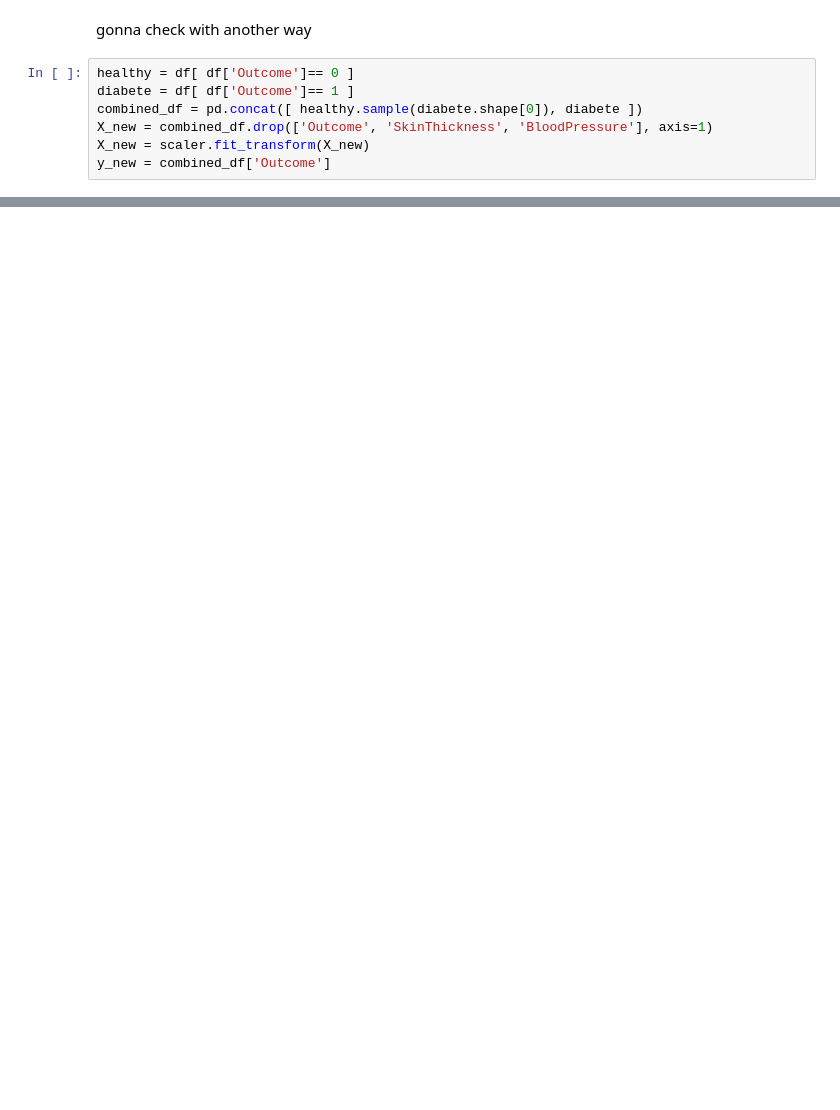
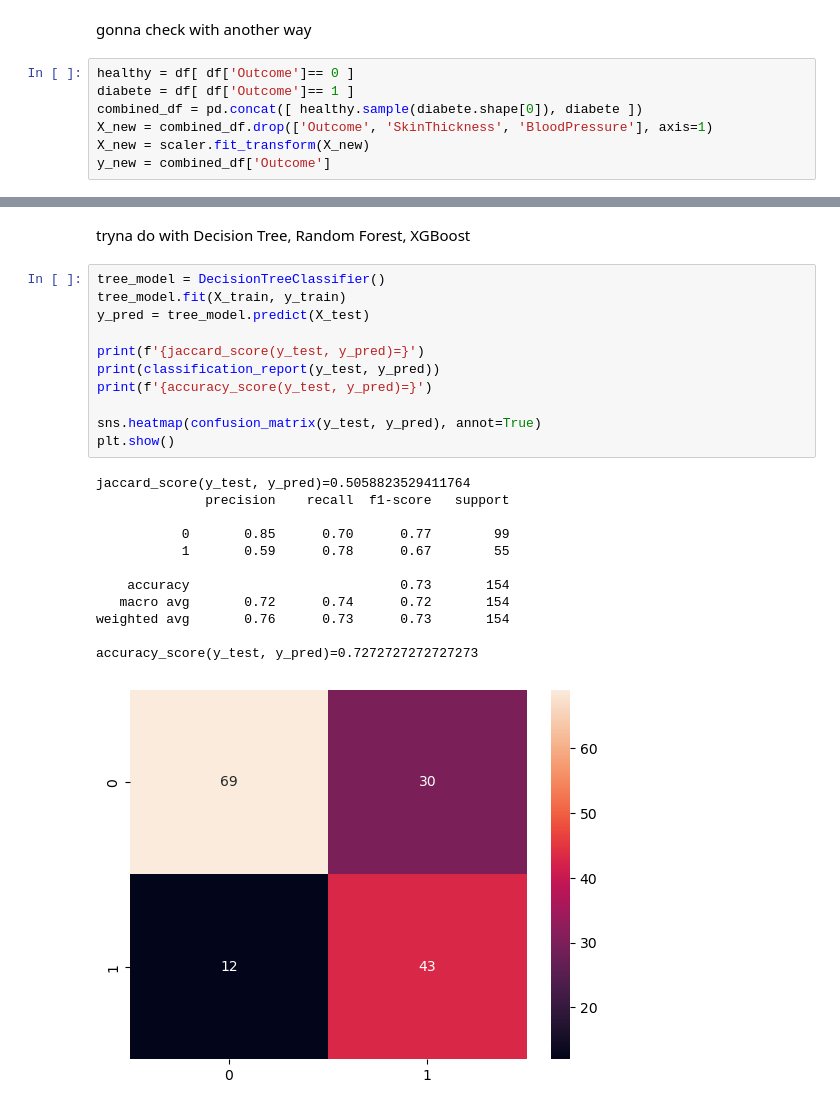
Before and after one commit to abduraaahim/diabetes-diagnosis, a Jupyter notebook: diabetes_diagnosis.ipynb, the cells around one changed output, grey strips where cells are left out. Drawn from its saved outputs; the diff is of its cells as text; blank space fills up the shorter version.

```diff
--- a/diabetes_diagnosis.ipynb
+++ b/diabetes_diagnosis.ipynb
@@ -185,0 +172,26 @@ plt.show()
+# %% [markdown]
+tryna do with Decision Tree, Random Forest, XGBoost
+# %%
+tree_model = DecisionTreeClassifier()
+tree_model.fit(X_train, y_train)
+y_pred = tree_model.predict(X_test)
+
+print(f'{jaccard_score(y_test, y_pred)=}')
+print(classification_report(y_test, y_pred))
+print(f'{accuracy_score(y_test, y_pred)=}')
+
+sns.heatmap(confusion_matrix(y_test, y_pred), annot=True)
+plt.show()
+# %% [output]
+jaccard_score(y_test, y_pred)=0.5058823529411764
+              precision    recall  f1-score   support
+
+           0       0.85      0.70      0.77        99
+           1       0.59      0.78      0.67        55
+
+    accuracy                           0.73       154
+   macro avg       0.72      0.74      0.72       154
+weighted avg       0.76      0.73      0.73       154
+
+accuracy_score(y_test, y_pred)=0.7272727272727273
+[figure, added]
```
Also changed, not shown: parts of 22 cells of this notebook.
